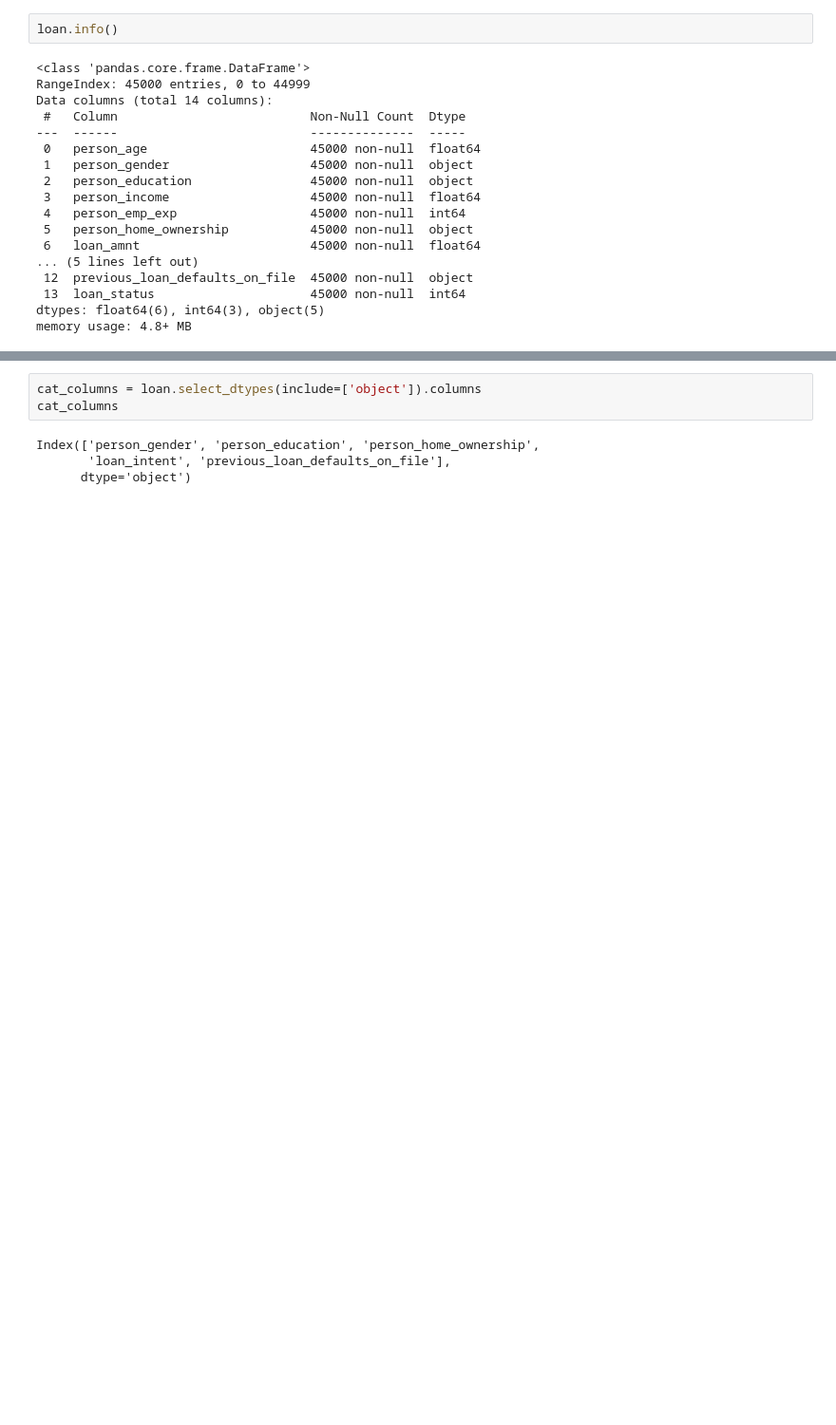
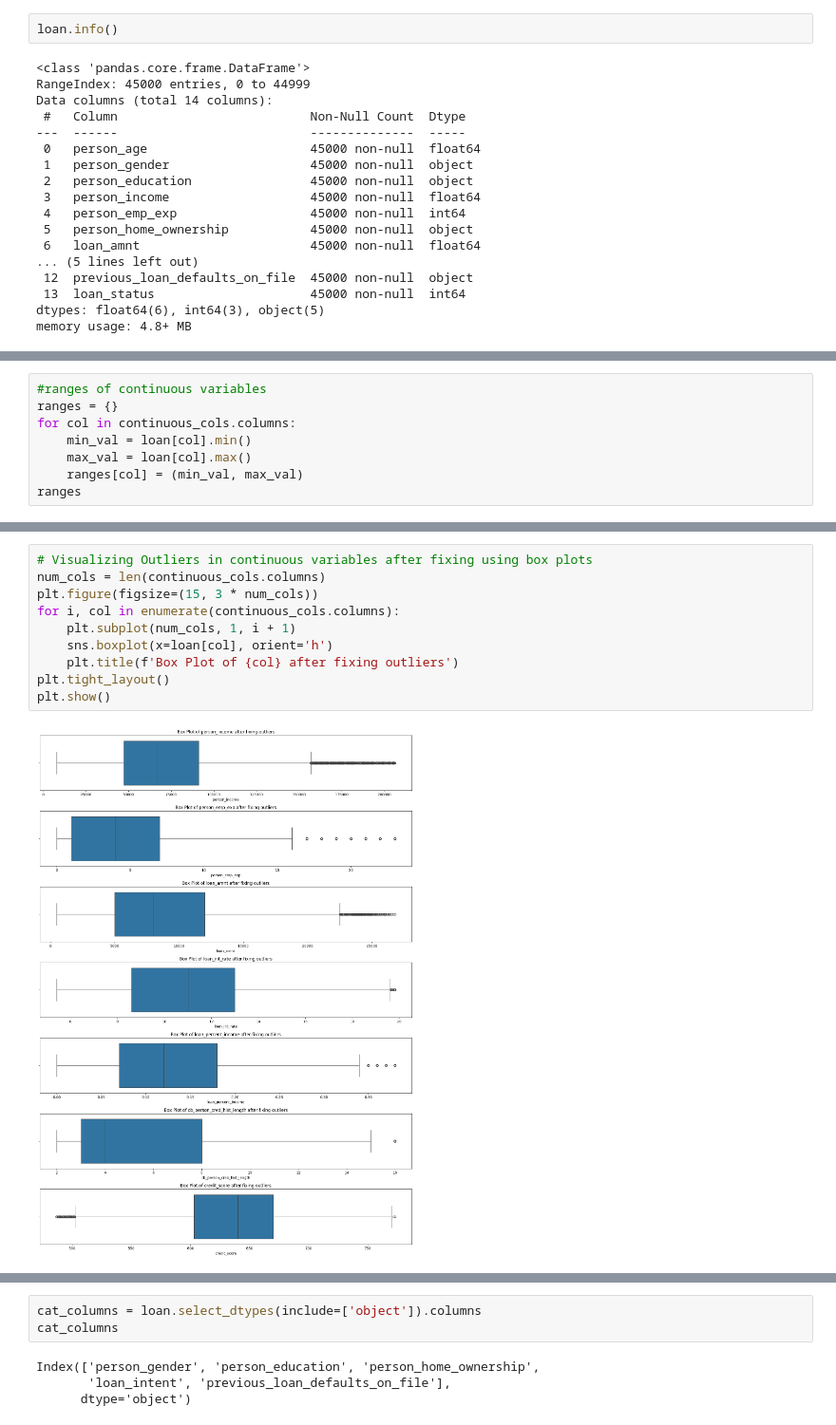
Before and after one commit to ahmed2402/Credit-Risk-Modeling, a Jupyter notebook: eda.ipynb, the cells around one changed output, grey strips where cells are left out. Shown at 95% size. Saved outputs shown, nothing was run; the diff lists cells and outputs as text; blank space fills up the shorter version.

```diff
--- a/eda.ipynb
+++ b/eda.ipynb
@@ -57,0 +98,8 @@ memory usage: 4.8+ MB
+# %%
+#ranges of continuous variables
+ranges = {}
+for col in continuous_cols.columns:
+    min_val = loan[col].min()
+    max_val = loan[col].max()
+    ranges[col] = (min_val, max_val)
+ranges
@@ -58 +145,13 @@ memory usage: 4.8+ MB
+# %%
+# Visualizing Outliers in continuous variables after fixing using box plots
+num_cols = len(continuous_cols.columns)
+plt.figure(figsize=(15, 3 * num_cols))
+for i, col in enumerate(continuous_cols.columns):
+    plt.subplot(num_cols, 1, i + 1)
+    sns.boxplot(x=loan[col], orient='h')
+    plt.title(f'Box Plot of {col} after fixing outliers')
+plt.tight_layout()
+plt.show()
+# %% [output]
+[figure, added]
 # %% [markdown]
```
Also changed, not shown: parts of 28 cells of this notebook, 2 other files.
